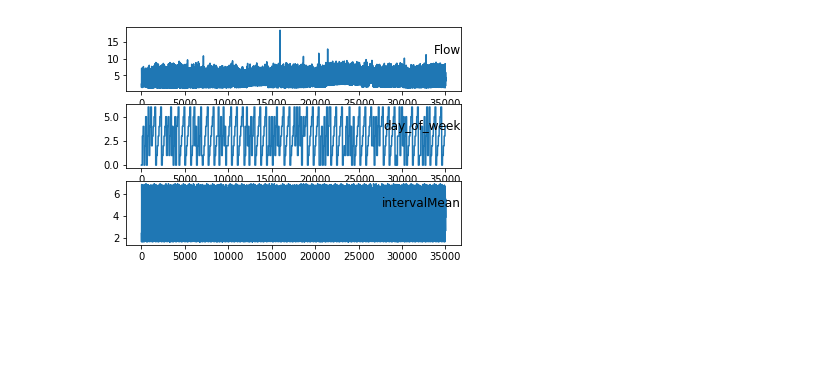
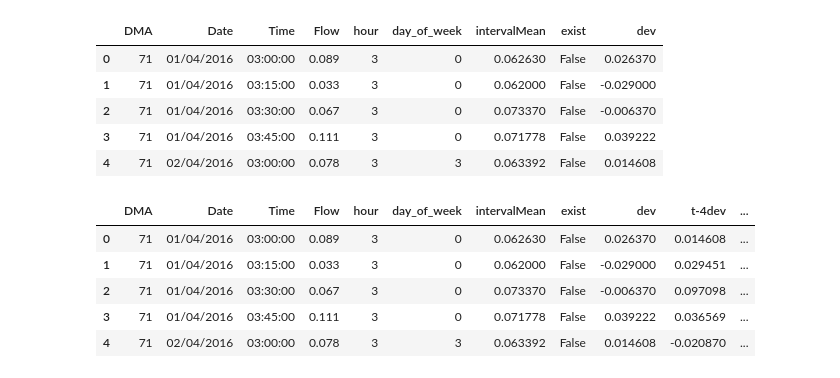
Before and after one commit to dicksonl/yorkshirewaterdatadive, a Jupyter notebook: Model.ipynb, the cells around one changed output. Cells and saved outputs as stored; diff of their text form; code cells hidden in the pictures; blank space fills up the shorter version.

```diff
--- a/Model.ipynb
+++ b/Model.ipynb
@@ -6,14 +7,21 @@ df = pd.read_pickle("./readyToGo")
+# %%
+df.head()
+# %% [output]
+|  | DMA | Date | Time | Flow | hour | day_of_week | intervalMean | exist | dev |
+| 0 | 71 | 01/04/2016 | 03:00:00 | 0.089 | 3 | 0 | 0.062630 | False | 0.026370 |
+| 1 | 71 | 01/04/2016 | 03:15:00 | 0.033 | 3 | 0 | 0.062000 | False | -0.029000 |
+| 2 | 71 | 01/04/2016 | 03:30:00 | 0.067 | 3 | 0 | 0.073370 | False | -0.006370 |
+| 3 | 71 | 01/04/2016 | 03:45:00 | 0.111 | 3 | 0 | 0.071778 | False | 0.039222 |
+| 4 | 71 | 02/04/2016 | 03:00:00 | 0.078 | 3 | 3 | 0.063392 | False | 0.014608 |
 # %%
-values = df.values
-groups = [2, 4, 5]
-i = 1
-# plot each column
-plt.figure()
-for group in groups:
-	plt.subplot(len(groups), 1, i)
-	plt.plot(values[:, group])
-	plt.title(df.columns[group], y=0.5, loc='right')
-	i += 1
-plt.show()
+#values = df.values
+#groups = [3, 5, 6, 8]
+#i = 1
+## plot each column
+#plt.figure()
+#for group in groups:#
+	#plt.subplot(len(groups), 1, i)
+	#plt.plot(values[:, group])
+	#plt.title(df.columns[group], y=0.5, loc='right')
+	#i += 1
+#plt.show()
-# %% [output]
-[figure, removed]
@@ -19,0 +38,9 @@ plt.show()
+# %%
+df.head()
+# %% [output]
+|  | DMA | Date | Time | Flow | hour | day_of_week | intervalMean | exist | dev | t-4dev | ... |
+| 0 | 71 | 01/04/2016 | 03:00:00 | 0.089 | 3 | 0 | 0.062630 | False | 0.026370 | 0.014608 | ... |
+| 1 | 71 | 01/04/2016 | 03:15:00 | 0.033 | 3 | 0 | 0.062000 | False | -0.029000 | 0.029451 | ... |
+| 2 | 71 | 01/04/2016 | 03:30:00 | 0.067 | 3 | 0 | 0.073370 | False | -0.006370 | 0.097098 | ... |
+| 3 | 71 | 01/04/2016 | 03:45:00 | 0.111 | 3 | 0 | 0.071778 | False | 0.039222 | 0.036569 | ... |
+| 4 | 71 | 02/04/2016 | 03:00:00 | 0.078 | 3 | 3 | 0.063392 | False | 0.014608 | -0.020870 | ... |
```
Also changed, not shown: parts of 10 cells of this notebook, 3 other files.
